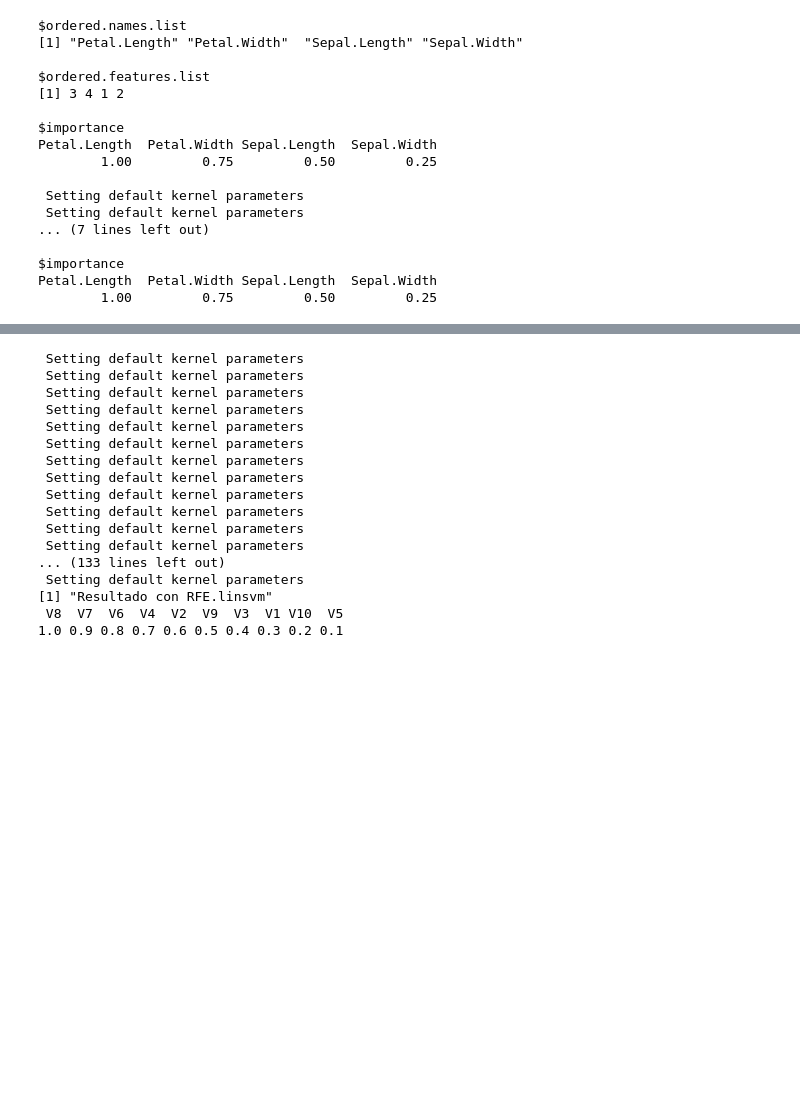
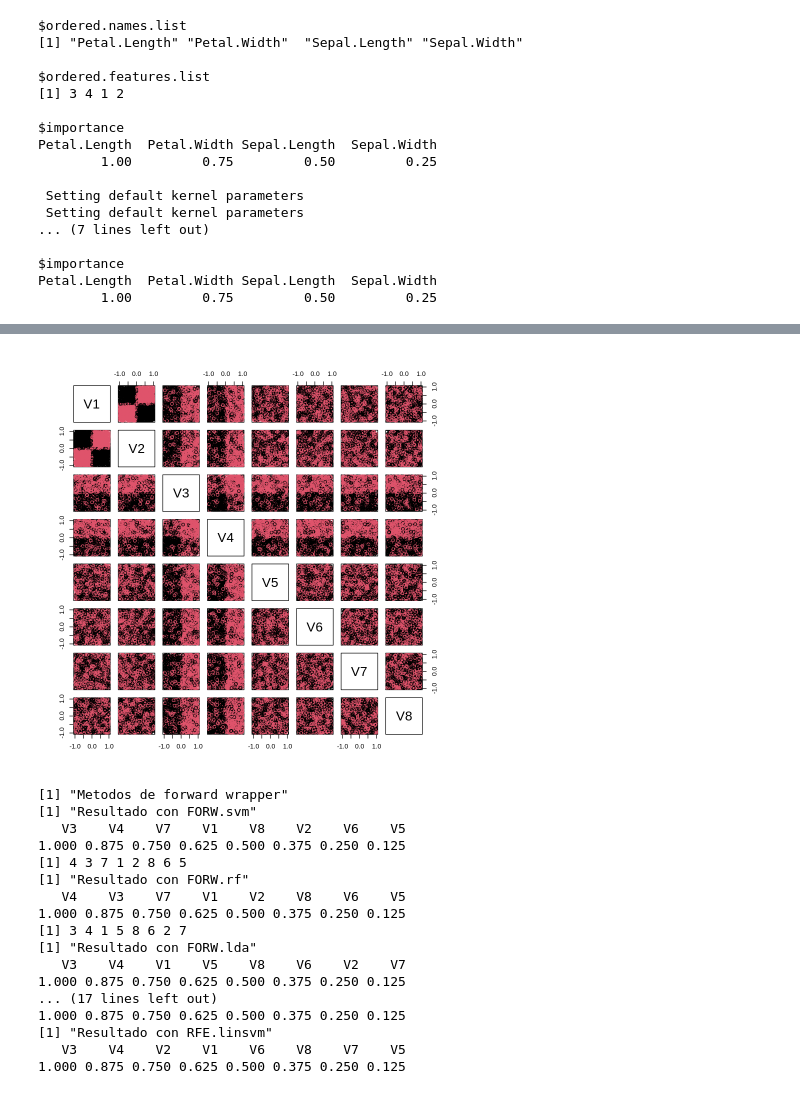
Before and after one commit to AgustinGurvich/TMD, a Jupyter notebook: TMD_TP2.ipynb, the cells around one changed output, grey strips where cells are left out. Drawn from its saved outputs; the diff is of its cells as text; code cells hidden in the pictures; blank space fills up the shorter version.

```diff
--- a/TMD_TP2.ipynb
+++ b/TMD_TP2.ipynb
@@ -369,49 +442,57 @@ Aplicamos los metodos de seleccion de variables sobre datosA
+# %%
+plot(datosB[,-9],col=datosB[,9])
+# %% [output]
+[figure, added]
 # %%
-datosA.FORW.svm<-forward.ranking(datosA[,-11],datosA[,11],method="svm.est",)
+print("Metodos de forward wrapper")
+invisible(capture.output(datosB.FORW.svm<-forward.ranking(datosB[,-9],datosB[,9],method="svm.est",)))
 print("Resultado con FORW.svm")
-print(datosA.FORW.svm$importance)
-datosA.FORW.rf <-forward.ranking(datosA[,-11],datosA[,11],method="rf.est" ,tot.trees=100,equalize.classes=F)
+print(datosB.FORW.svm$importance)
+datosB.FORW.rf <-forward.ranking(datosB[,-9],datosB[,9],method="rf.est" ,tot.trees=100,equalize.classes=F)
 print("Resultado con FORW.rf")
-print(datosA.FORW.rf$importance)
-datosA.FORW.lda<-forward.ranking(datosA[,-11],datosA[,11],method="lda.est")
+print(datosB.FORW.rf$importance)
+datosB.FORW.lda<-forward.ranking(datosB[,-9],datosB[,9],method="lda.est")
 print("Resultado con FORW.lda")
-print(datosA.FORW.lda$importance)
+print(datosB.FORW.lda$importance)
 
-datosA.BACK.svm<-backward.ranking(datosA[,-11],datosA[,11],method="svm.est")
+print("Metodos de backward wrapper")
+invisible(capture.output(datosB.BACK.svm<-backward.ranking(datosB[,-9],datosB[,9],method="svm.est")))
 print("Resultado con BACK.svm")
-print(datosA.FORW.svm$importance)
-datosA.BACK.rf <-backward.ranking(datosA[,-11],datosA[,11],method="rf.est" ,tot.trees=100,equalize.classes=F)
+print(datosB.FORW.svm$importance)
+datosB.BACK.rf <-backward.ranking(datosB[,-9],datosB[,9],method="rf.est" ,tot.trees=100,equalize.classes=F)
 print("Resultado con BACK.rf")
-print(datosA.BACK.rf$importance)
-datosA.BACK.lda<-backward.ranking(datosA[,-11],datosA[,11],method="lda.est")
+print(datosB.BACK.rf$importance)
+datosB.BACK.lda<-backward.ranking(datosB[,-9],datosB[,9],method="lda.est")
 print("Resultado con BACK.lda")
-print(datosA.BACK.lda$importance)
+print(datosB.BACK.lda$importance)
 
-datosA.noP <- no.parametrico(datosA[,-11],datosA[,11])
+print("Test no parametrico")
+datosB.noP <- no.parametrico(datosB[,-9],datosB[,9])
 print("Resultado con noP")
-print(datosA.noP$importance)
+print(datosB.noP$importance)
 
-datosA.RFE.rf <- rfe(datosA[,-11],datosA[,11],method="imp.rf",tot.trees=100,equalize.classes=F)
+print("Metodos de RFE")
+datosB.RFE.rf <- rfe(datosB[,-9],datosB[,9],method="imp.rf",tot.trees=100,equalize.classes=F)
 print("Resultado con RFE.rf")
-print(datosA.RFE.rf$importance)
-datosA.RFE.linsvm <- rfe(datosA[,-11],datosA[,11],method="imp.linsvm")
+print(datosB.RFE.rf$importance)
+invisible(capture.output(datosB.RFE.linsvm <- rfe(datosB[,-9],datosB[,9],method="imp.linsvm")))
 print("Resultado con RFE.linsvm")
-print(datosA.RFE.linsvm$importance)
+print(datosB.RFE.linsvm$importance)
 # %% [output]
- Setting default kernel parameters
- Setting default kernel parameters
- Setting default kernel parameters
- Setting default kernel parameters
- Setting default kernel parameters
- Setting default kernel parameters
- Setting default kernel parameters
- Setting default kernel parameters
- Setting default kernel parameters
- Setting default kernel parameters
- Setting default kernel parameters
- Setting default kernel parameters
-... (133 lines left out)
- Setting default kernel parameters
+[1] "Metodos de forward wrapper"
+[1] "Resultado con FORW.svm"
+   V3    V4    V7    V1    V8    V2    V6    V5
+1.000 0.875 0.750 0.625 0.500 0.375 0.250 0.125
+[1] 4 3 7 1 2 8 6 5
+[1] "Resultado con FORW.rf"
+   V4    V3    V7    V1    V2    V8    V6    V5
+1.000 0.875 0.750 0.625 0.500 0.375 0.250 0.125
+[1] 3 4 1 5 8 6 2 7
+[1] "Resultado con FORW.lda"
+   V3    V4    V1    V5    V8    V6    V2    V7
+1.000 0.875 0.750 0.625 0.500 0.375 0.250 0.125
+... (17 lines left out)
+1.000 0.875 0.750 0.625 0.500 0.375 0.250 0.125
 [1] "Resultado con RFE.linsvm"
- V8  V7  V6  V4  V2  V9  V3  V1 V10  V5
-1.0 0.9 0.8 0.7 0.6 0.5 0.4 0.3 0.2 0.1
+   V3    V4    V2    V1    V6    V8    V7    V5
+1.000 0.875 0.750 0.625 0.500 0.375 0.250 0.125
```
Also changed, not shown: parts of 16 cells of this notebook.
